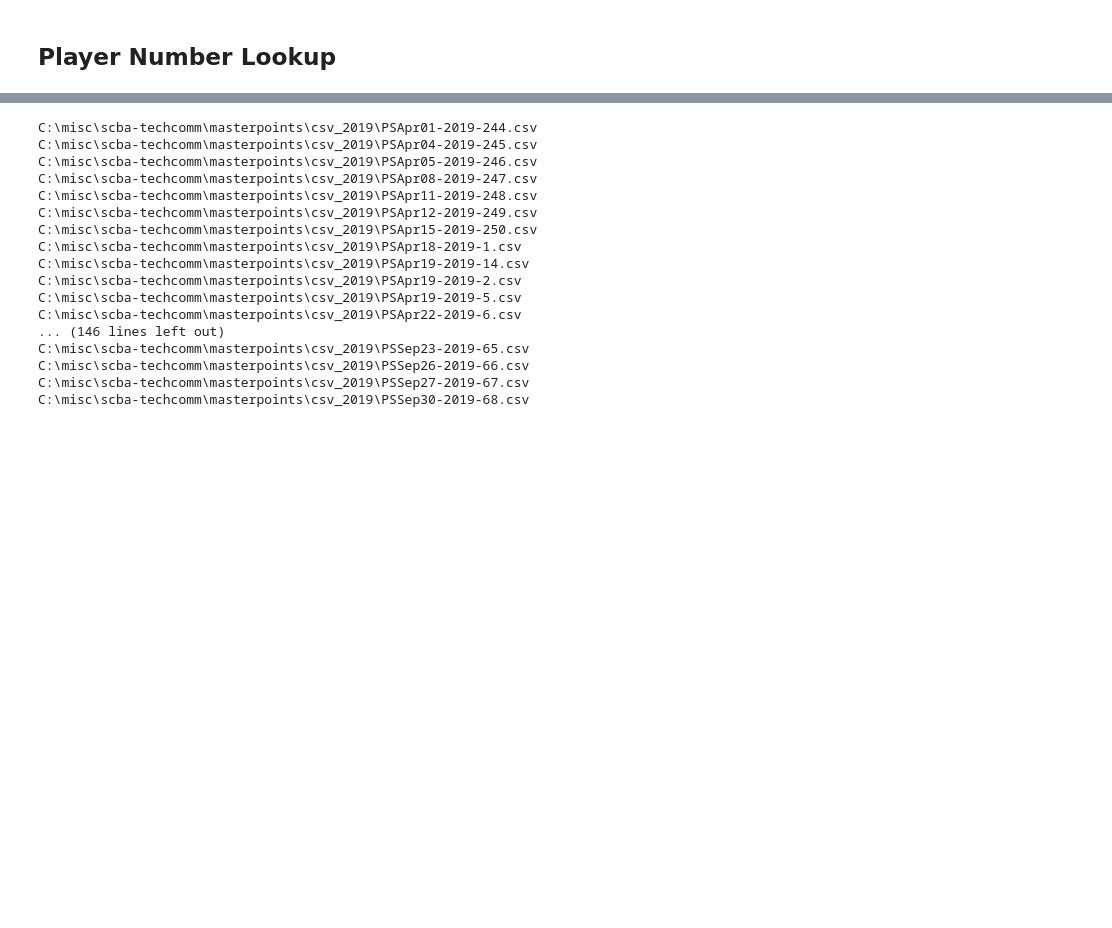
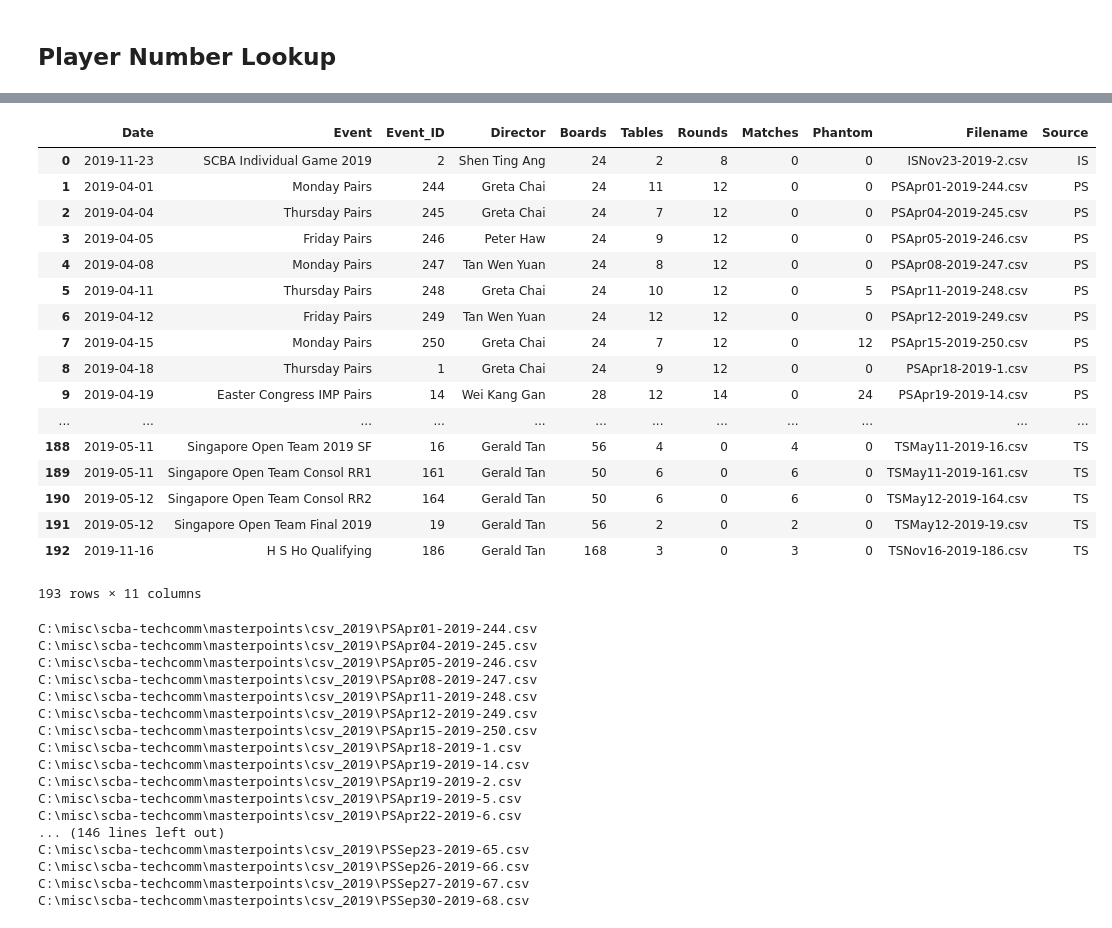
Before and after one commit to angshenting/scba-techcomm, a Jupyter notebook: masterpoints/Process and Calculate.ipynb, the cells around one changed output, grey strips where cells are left out. Saved outputs shown, nothing was run; the diff lists cells and outputs as text; code cells hidden in the pictures; blank space fills up the shorter version.

```diff
--- a/masterpoints/Process and Calculate.ipynb
+++ b/masterpoints/Process and Calculate.ipynb
@@ -118,0 +37,28 @@ def calc_rank_mp(in_df, boards, tables, scale='A', qualifinal=False, single_winn
+# %%
+def ext_meta(df_meta):
+    event_meta_df = pd.DataFrame()
+    event_meta_df['Date'] = df_meta.loc['#Date']
+    event_meta_df['Event'] = df_meta.loc['#Title']
+    event_meta_df['Event_ID'] = df_meta.loc['Event Number']
+    event_meta_df['Director'] = df_meta.loc['#Director']
+    event_meta_df['Boards'] = int(df_meta.loc['#Boards'].value)
+    try:
+        event_meta_df['Tables'] = int(df_meta.loc['#Tables'].value)
+    except:
+        event_meta_df['Tables'] = 0
+    try:
+        event_meta_df['Rounds'] = int(df_meta.loc['#Rounds'].value)
+    except:
+        event_meta_df['Rounds'] = 0
+    try:
+        event_meta_df['Matches'] = int(df_meta.loc['#Matches'].value)
+    except:
+        event_meta_df['Matches'] = 0
+    try:
+        event_meta_df['Phantom'] = int(df_meta.loc['#Phantom'].value)
+    except:
+        event_meta_df['Phantom'] = 0
+
+    event_meta_df.reset_index()
+
+    return event_meta_df
@@ -118,0 +67,15 @@ def calc_rank_mp(in_df, boards, tables, scale='A', qualifinal=False, single_winn
+# %%
+all_event_meta_df = pd.DataFrame()
+
+for csv_file in glob.glob(csv_dir+"*.csv"):
+    print(csv_file)
+    df_meta = pd.read_csv(csv_file, sep=';',names=['value'],nrows=20,)
+    event_meta_df = ext_meta(df_meta)
+
+    filename = csv_file.split('\\')[-1]
+    event_meta_df['Filename'] = filename
+    event_meta_df['Source'] = filename[0:2]
+
+    all_event_meta_df = all_event_meta_df.append(event_meta_df,ignore_index=True)
+
+all_event_meta_df['Date'] = pd.to_datetime(all_event_meta_df['Date'],dayfirst=True)
@@ -118,0 +100,21 @@ def calc_rank_mp(in_df, boards, tables, scale='A', qualifinal=False, single_winn
+# %%
+all_event_meta_df
+# %% [output]
+|  | Date | Event | Event_ID | Director | Boards | Tables | Rounds | Matches | Phantom | Filename | Source |
+| 0 | 2019-11-23 | SCBA Individual Game 2019 | 2 | Shen Ting Ang | 24 | 2 | 8 | 0 | 0 | ISNov23-2019-2.csv | IS |
+| 1 | 2019-04-01 | Monday Pairs | 244 | Greta Chai | 24 | 11 | 12 | 0 | 0 | PSApr01-2019-244.csv | PS |
+| 2 | 2019-04-04 | Thursday Pairs | 245 | Greta Chai | 24 | 7 | 12 | 0 | 0 | PSApr04-2019-245.csv | PS |
+| 3 | 2019-04-05 | Friday Pairs | 246 | Peter Haw | 24 | 9 | 12 | 0 | 0 | PSApr05-2019-246.csv | PS |
+| 4 | 2019-04-08 | Monday Pairs | 247 | Tan Wen Yuan | 24 | 8 | 12 | 0 | 0 | PSApr08-2019-247.csv | PS |
+| 5 | 2019-04-11 | Thursday Pairs | 248 | Greta Chai | 24 | 10 | 12 | 0 | 5 | PSApr11-2019-248.csv | PS |
+| 6 | 2019-04-12 | Friday Pairs | 249 | Tan Wen Yuan | 24 | 12 | 12 | 0 | 0 | PSApr12-2019-249.csv | PS |
+| 7 | 2019-04-15 | Monday Pairs | 250 | Greta Chai | 24 | 7 | 12 | 0 | 12 | PSApr15-2019-250.csv | PS |
+| 8 | 2019-04-18 | Thursday Pairs | 1 | Greta Chai | 24 | 9 | 12 | 0 | 0 | PSApr18-2019-1.csv | PS |
+| 9 | 2019-04-19 | Easter Congress IMP Pairs | 14 | Wei Kang Gan | 28 | 12 | 14 | 0 | 24 | PSApr19-2019-14.csv | PS |
+| ... | ... | ... | ... | ... | ... | ... | ... | ... | ... | ... | ... |
+| 188 | 2019-05-11 | Singapore Open Team 2019 SF | 16 | Gerald Tan | 56 | 4 | 0 | 4 | 0 | TSMay11-2019-16.csv | TS |
+| 189 | 2019-05-11 | Singapore Open Team Consol RR1 | 161 | Gerald Tan | 50 | 6 | 0 | 6 | 0 | TSMay11-2019-161.csv | TS |
+| 190 | 2019-05-12 | Singapore Open Team Consol RR2 | 164 | Gerald Tan | 50 | 6 | 0 | 6 | 0 | TSMay12-2019-164.csv | TS |
+| 191 | 2019-05-12 | Singapore Open Team Final 2019 | 19 | Gerald Tan | 56 | 2 | 0 | 2 | 0 | TSMay12-2019-19.csv | TS |
+| 192 | 2019-11-16 | H S Ho Qualifying | 186 | Gerald Tan | 168 | 3 | 0 | 3 | 0 | TSNov16-2019-186.csv | TS |
+193 rows × 11 columns
```
Also changed, not shown: parts of 9 cells of this notebook.
